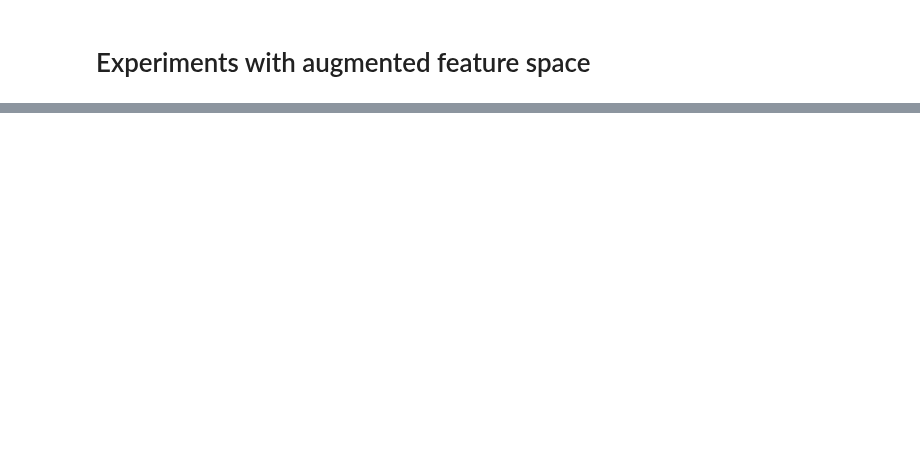
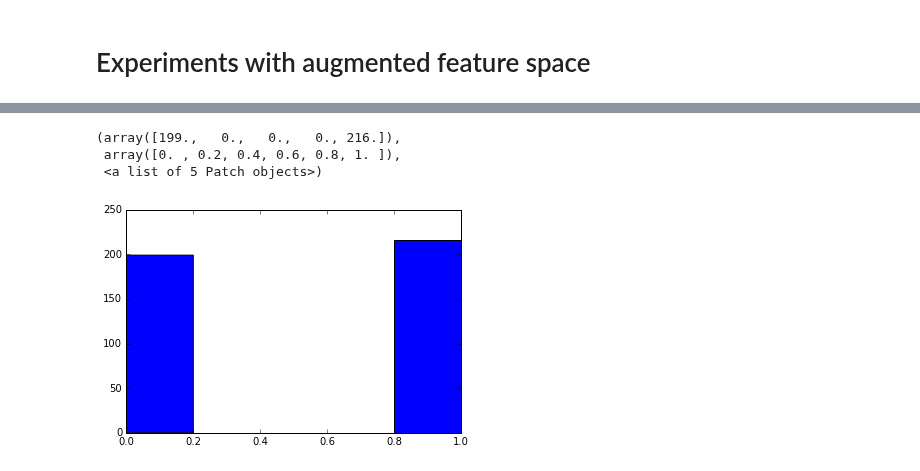
Before and after one commit to xgoogax/brainhack_abcd, a Jupyter notebook: data_preparation + PCA.ipynb, the cells around one changed output, grey strips where cells are left out. Saved outputs shown, nothing was run; the diff lists cells and outputs as text; code cells hidden in the pictures; blank space fills up the shorter version.

```diff
--- a/data_preparation + PCA.ipynb
+++ b/data_preparation + PCA.ipynb
@@ -402,0 +464,10 @@ print(xgb_mse)
+# %%
+from sklearn.svm import SVC
+from sklearn.utils.class_weight import compute_class_weight, compute_sample_weight
+
+class_weights = compute_sample_weight('balanced', train_classes)
+
+svm = SVC()
+svm.fit(train_norm_data_extra[:,-2:-1], train_classes, sample_weight=class_weights)
+# svm.fit(train_norm_data, train_class;es)
+pre = svm.predict(val_norm_data_extra[:,-2:-1])
@@ -402,0 +486,7 @@ print(xgb_mse)
+# %%
+plt.hist(pre, bins=5)
+# %% [output]
+(array([199.,   0.,   0.,   0., 216.]),
+ array([0. , 0.2, 0.4, 0.6, 0.8, 1. ]),
+ <a list of 5 Patch objects>)
+[figure, added]
```
Also changed, not shown: parts of 24 cells of this notebook, 1 other file.
